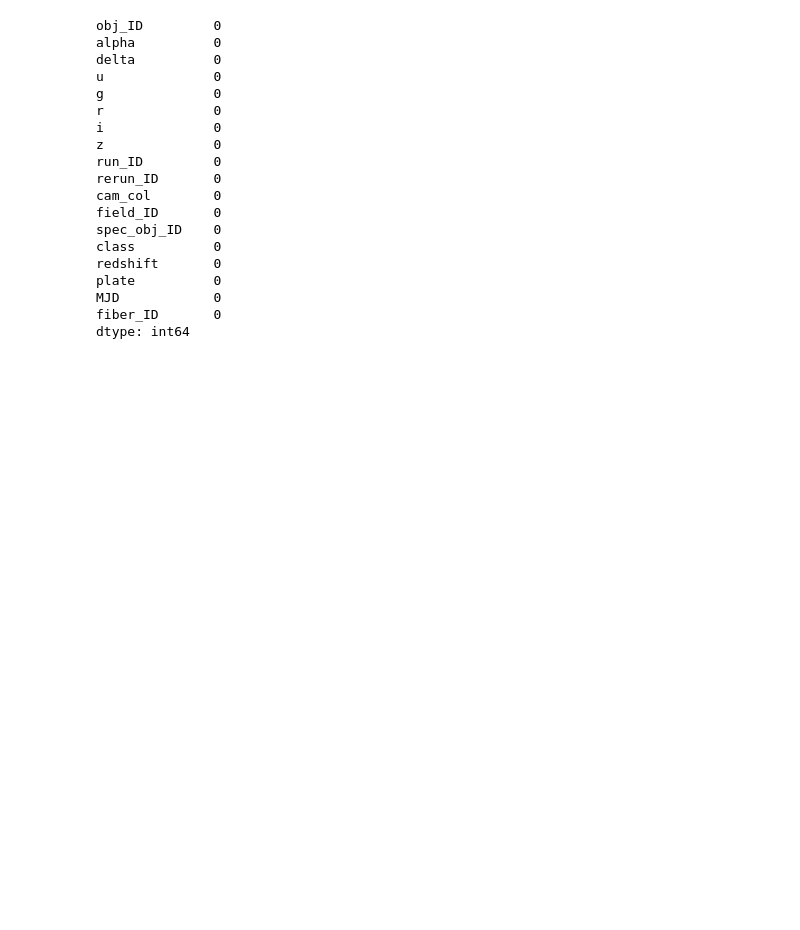
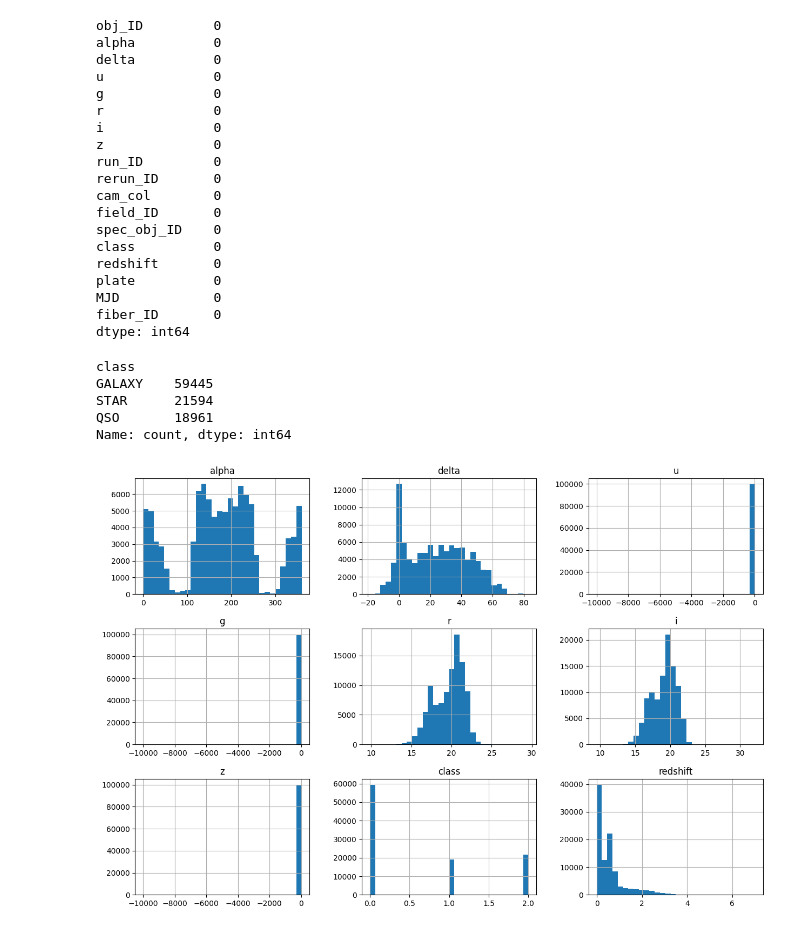
Before and after one commit to LeonardoMBarca/Stellar-Classification, a Jupyter notebook: EDA/eda.ipynb, the cells around one changed output. Saved outputs shown, nothing was run; the diff lists cells and outputs as text; code cells hidden in the pictures; blank space fills up the shorter version.

```diff
--- a/EDA/eda.ipynb
+++ b/EDA/eda.ipynb
@@ -77,3 +81,24 @@ plate          0
 MJD            0
 fiber_ID       0
 dtype: int64
+# %%
+df['class'].value_counts()
+# %% [output]
+class
+GALAXY    59445
+STAR      21594
+QSO       18961
+Name: count, dtype: int64
+# %%
+from sklearn.preprocessing import LabelEncoder
+
+le = LabelEncoder()
+df['class'] =  le.fit_transform(df['class'])
+# %%
+df.drop(columns=['obj_ID', 'rerun_ID', 'run_ID', 'field_ID', 'spec_obj_ID', 'fiber_ID', 'plate', 'cam_col', 'MJD'], axis=1, inplace=True)
+# %%
+numerical_cols = ['alpha', 'delta', 'u', 'g', 'r', 'i', 'z', 'redshift']
+df.hist(bins=30, figsize=(15, 10))
+plt.show()
+# %% [output]
+[figure, added]
```
Also changed, not shown: parts of 4 cells of this notebook, 1 other file.
